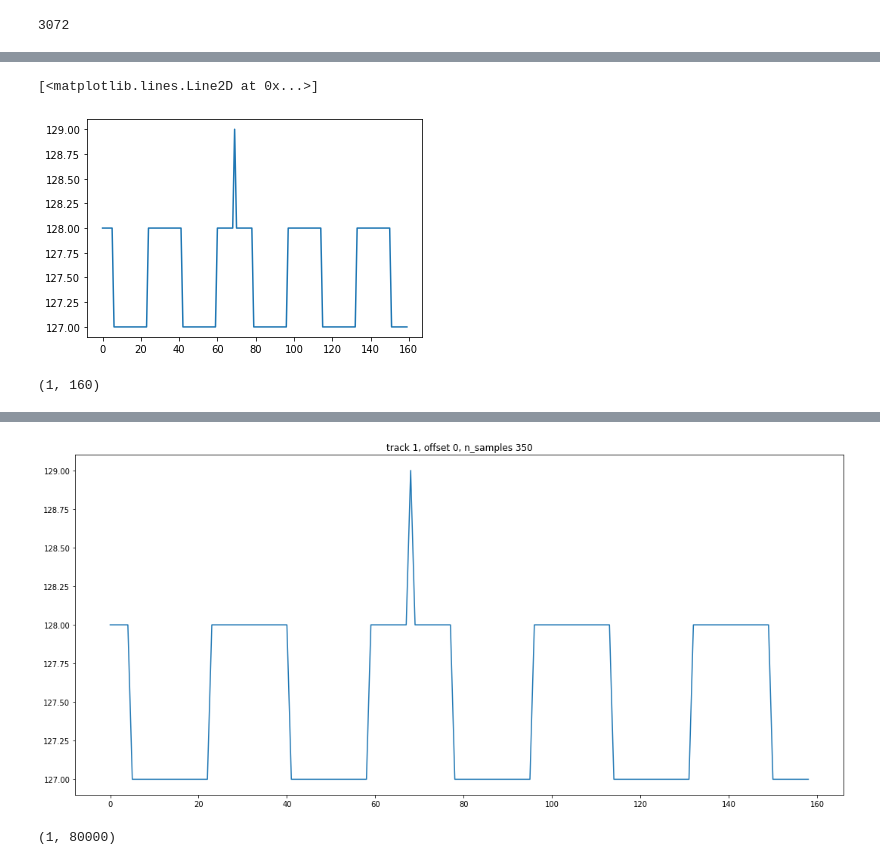
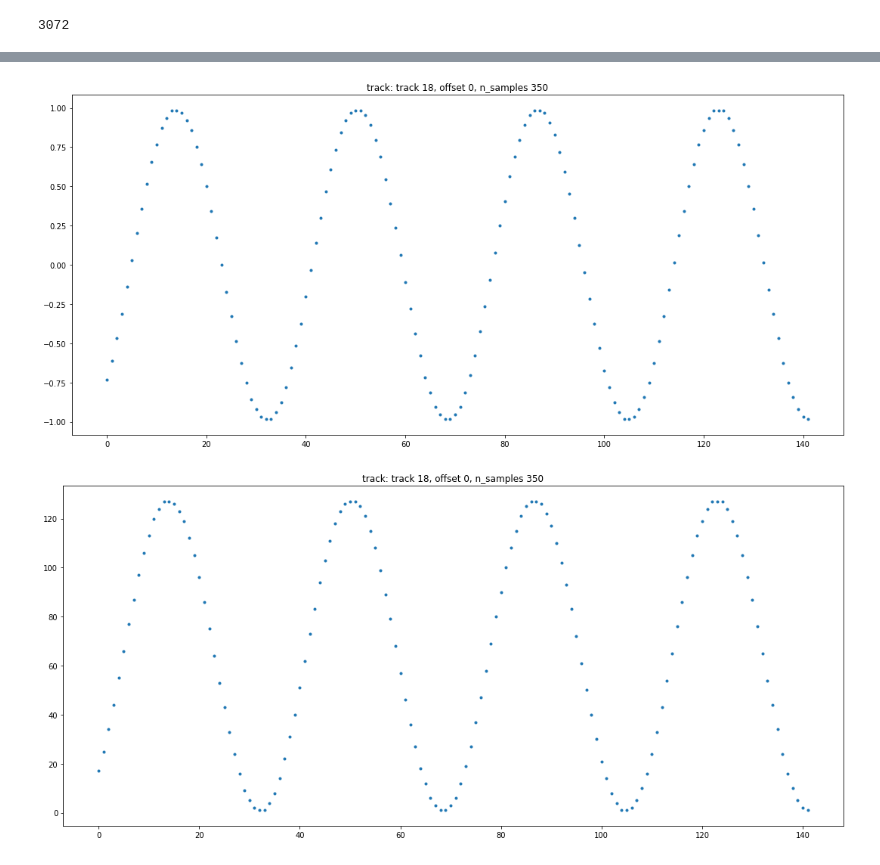
Before and after one commit to feldberlin/wavenet, a Jupyter notebook: nbs/train.sines.ipynb, the cells around one changed output, grey strips where cells are left out. Saved outputs shown, nothing was run; the diff lists cells and outputs as text; code cells hidden in the pictures.

Commit message:
fix: Notebooks
Impulse and Sine. Sines not healthy yet

```diff
--- a/nbs/train.sines.ipynb
+++ b/nbs/train.sines.ipynb
@@ -41,6 +34,27 @@ if dry:
 # %%
-p = model.HParams(n_audio_chans=1, compress=False, sample_length=160, n_chans=64)
-ds, ds_test = datasets.Sines(640, p, hz=440, amp=1.0, phase=0), datasets.Sines(640, p, hz=440, amp=1.0, phase=0)
+p = model.HParams(
+    mixed_precision=False,
+    n_audio_chans=1,
+    n_classes=2**7,
+    compress=False,
+    sample_length=160,
+    n_chans=64
+)
+
+ds = datasets.Sines(
+    640, p,
+    hz=440,
+    amp=1.0,
+    phase=0
+)
+
+ds_test = datasets.Sines(
+    640, p,
+    hz=440,
+    amp=1.0,
+    phase=0
+)
+
 X, Y = datasets.to_tensor(ds, 20)
 # %%
 m = model.Wavenet(p)
@@ -62,11 +73,6 @@ sines()
-# %%
-plt.plot(Y[1, 0])
-# %% [output]
-[<matplotlib.lines.Line2D at 0x...>]
-[figure, removed]
 # %%
-track_i = viz.plot_track(Y)
+track_i = viz.plot_track(X, style='.')
+viz.plot_track(Y, track_i, style='.')
 track = X[track_i].numpy()
-track.shape
+ipd.Audio(track, rate=p.sampling_rate)
 # %% [output]
-(1, 160)
@@ -73 +80,2 @@ track.shape
-[figure, old version]
+[figure, new version]
+[figure, added]
@@ -76,4 +81,0 @@ expanded = audio.mu_expand(track.repeat(500, axis=1), p)
-# %%
-expanded.shape
-# %% [output]
-(1, 80000)
```
Also changed, not shown: parts of 15 cells of this notebook, 2 other files.
